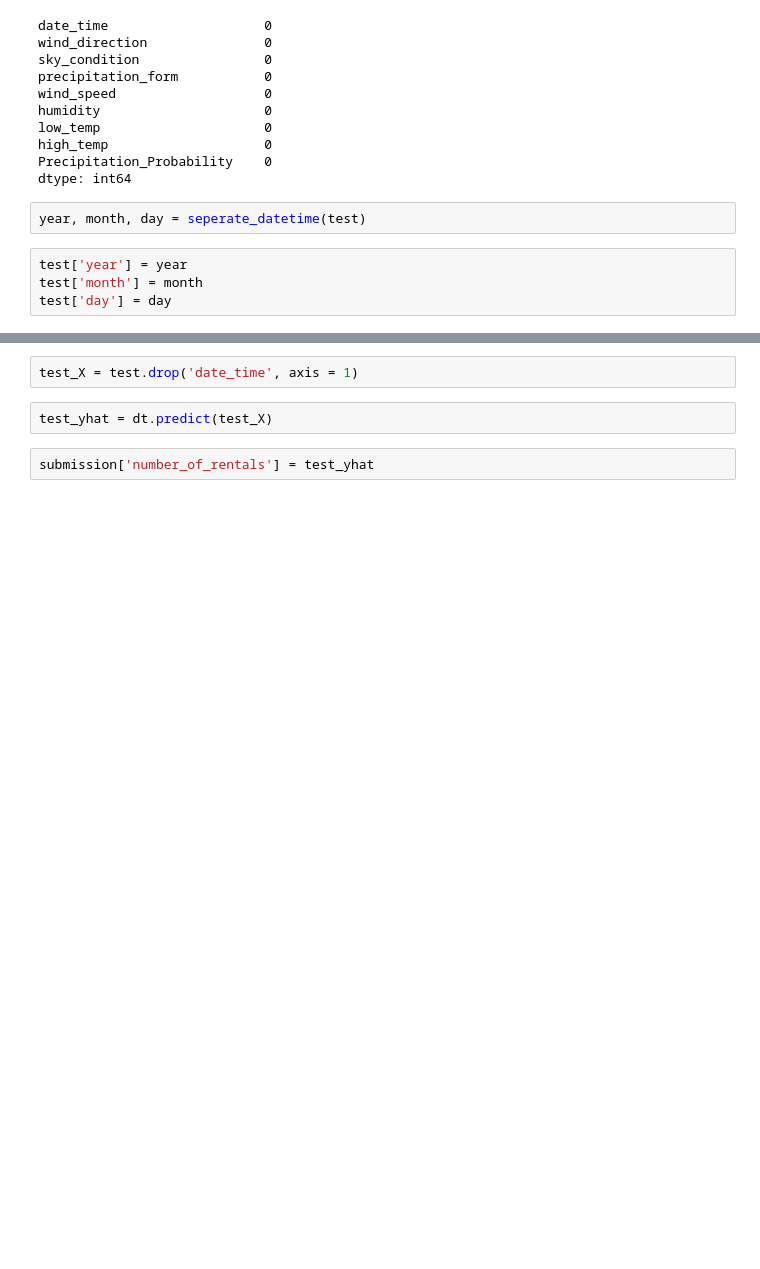
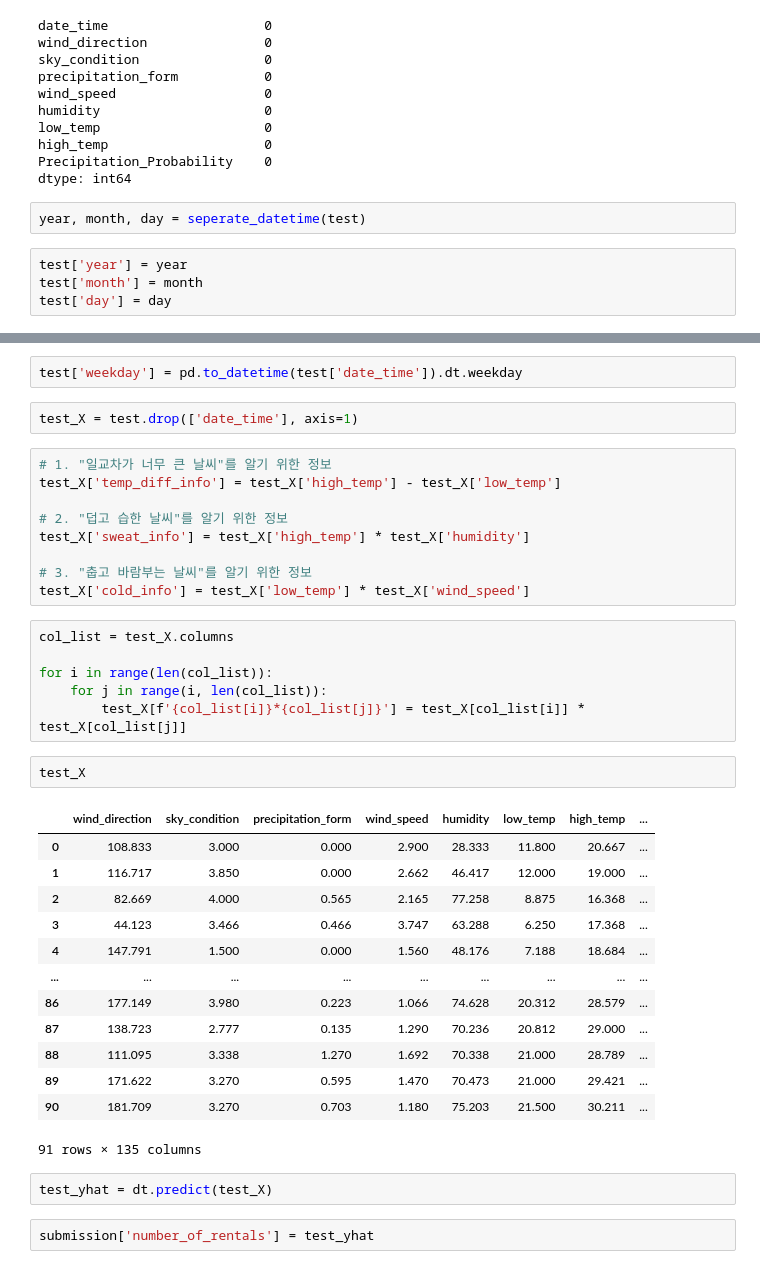
Before and after one commit to solyourock/dacon, a Jupyter notebook: bicycle_modeling.ipynb, the cells around one changed output, grey strips where cells are left out. Drawn from its saved outputs; the diff is of its cells as text; blank space fills up the shorter version.

```diff
--- a/bicycle_modeling.ipynb
+++ b/bicycle_modeling.ipynb
@@ -229,5 +376,38 @@ test['weekday'] = pd.to_datetime(test['date_time']).dt.weekday
-# %%
-test_X = test.drop('date_time', axis = 1)
+# %%
+test['weekday'] = pd.to_datetime(test['date_time']).dt.weekday
+# %%
+test_X = test.drop(['date_time'], axis=1)
+# %%
+# 1. "일교차가 너무 큰 날씨"를 알기 위한 정보
+test_X['temp_diff_info'] = test_X['high_temp'] - test_X['low_temp']
+
+# 2. "덥고 습한 날씨"를 알기 위한 정보
+test_X['sweat_info'] = test_X['high_temp'] * test_X['humidity']
+
+# 3. "춥고 바람부는 날씨"를 알기 위한 정보
+test_X['cold_info'] = test_X['low_temp'] * test_X['wind_speed']
+# %%
+col_list = test_X.columns
+
+for i in range(len(col_list)):
+    for j in range(i, len(col_list)):
+        test_X[f'{col_list[i]}*{col_list[j]}'] = test_X[col_list[i]] * test_X[col_list[j]]
+# %%
+test_X
+# %% [output]
+|  | wind_direction | sky_condition | precipitation_form | wind_speed | humidity | low_temp | high_temp | ... |
+| 0 | 108.833 | 3.000 | 0.000 | 2.900 | 28.333 | 11.800 | 20.667 | ... |
+| 1 | 116.717 | 3.850 | 0.000 | 2.662 | 46.417 | 12.000 | 19.000 | ... |
+| 2 | 82.669 | 4.000 | 0.565 | 2.165 | 77.258 | 8.875 | 16.368 | ... |
+| 3 | 44.123 | 3.466 | 0.466 | 3.747 | 63.288 | 6.250 | 17.368 | ... |
+| 4 | 147.791 | 1.500 | 0.000 | 1.560 | 48.176 | 7.188 | 18.684 | ... |
+| ... | ... | ... | ... | ... | ... | ... | ... | ... |
+| 86 | 177.149 | 3.980 | 0.223 | 1.066 | 74.628 | 20.312 | 28.579 | ... |
+| 87 | 138.723 | 2.777 | 0.135 | 1.290 | 70.236 | 20.812 | 29.000 | ... |
+| 88 | 111.095 | 3.338 | 1.270 | 1.692 | 70.338 | 21.000 | 28.789 | ... |
+| 89 | 171.622 | 3.270 | 0.595 | 1.470 | 70.473 | 21.000 | 29.421 | ... |
+| 90 | 181.709 | 3.270 | 0.703 | 1.180 | 75.203 | 21.500 | 30.211 | ... |
+91 rows × 135 columns
 # %%
 test_yhat = dt.predict(test_X)
 # %%
```
Also changed, not shown: parts of 46 cells of this notebook.
